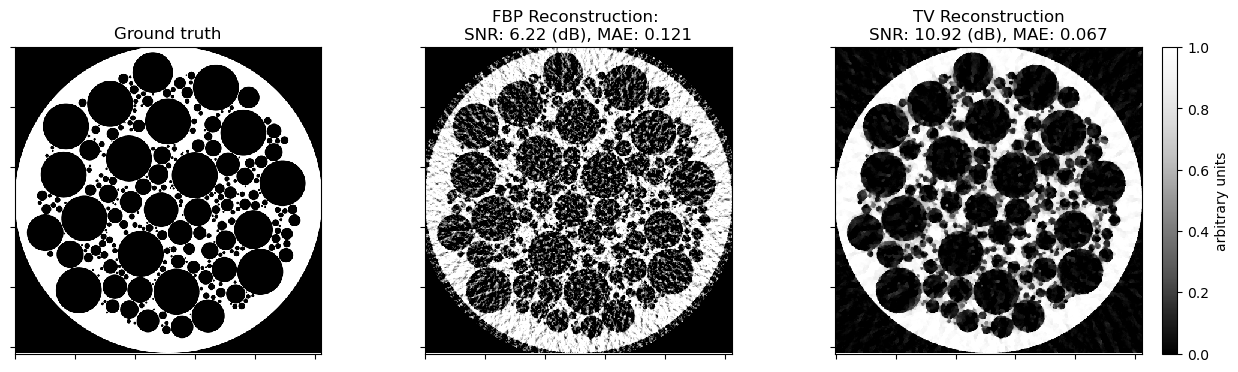
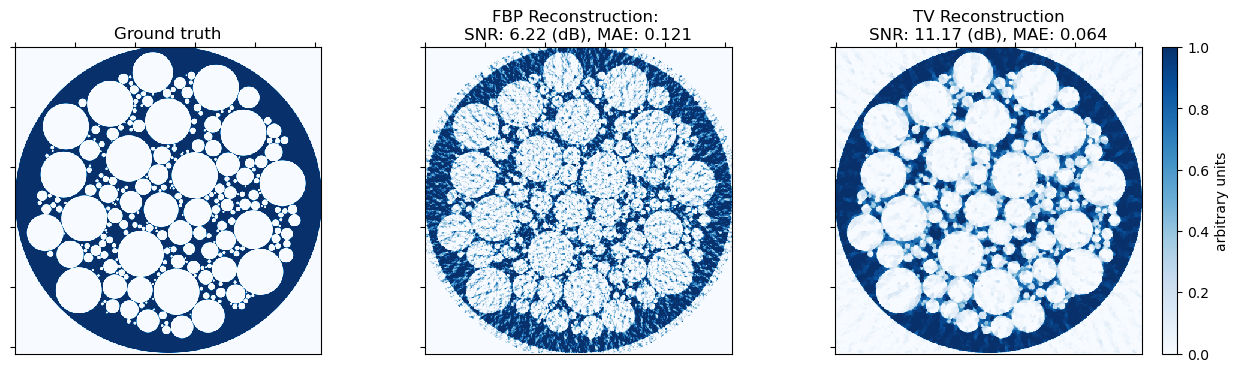
Code edit (unified diff) that turned the first committed figure into the second:
--- before
+++ after
@@ -1,17 +1,17 @@
-fig, ax = plot.subplots(nrows=1, ncols=3, figsize=(15, 5))
-plot.imview(x_gt, title="Ground truth", cbar=None, fig=fig, ax=ax[0])
-plot.imview(
+fig, ax = kplt.subplots(nrows=1, ncols=3, sharex=True, sharey=True, figsize=(15, 5))
+kplt.imview(x_gt, title="Ground truth", cmap="Blues", show_cbar=None, ax=ax[0])
+kplt.imview(
     x0,
     title="FBP Reconstruction: \nSNR: %.2f (dB), MAE: %.3f"
     % (metric.snr(x_gt, x0), metric.mae(x_gt, x0)),
-    cbar=None,
-    fig=fig,
+    cmap="Blues",
+    show_cbar=None,
     ax=ax[1],
 )
-plot.imview(
+kplt.imview(
     x_reconstruction,
     title="TV Reconstruction\nSNR: %.2f (dB), MAE: %.3f"
     % (metric.snr(x_gt, x_reconstruction), metric.mae(x_gt, x_reconstruction)),
-    fig=fig,
+    cmap="Blues",
     ax=ax[2],
 )

Commit: Update notebooks